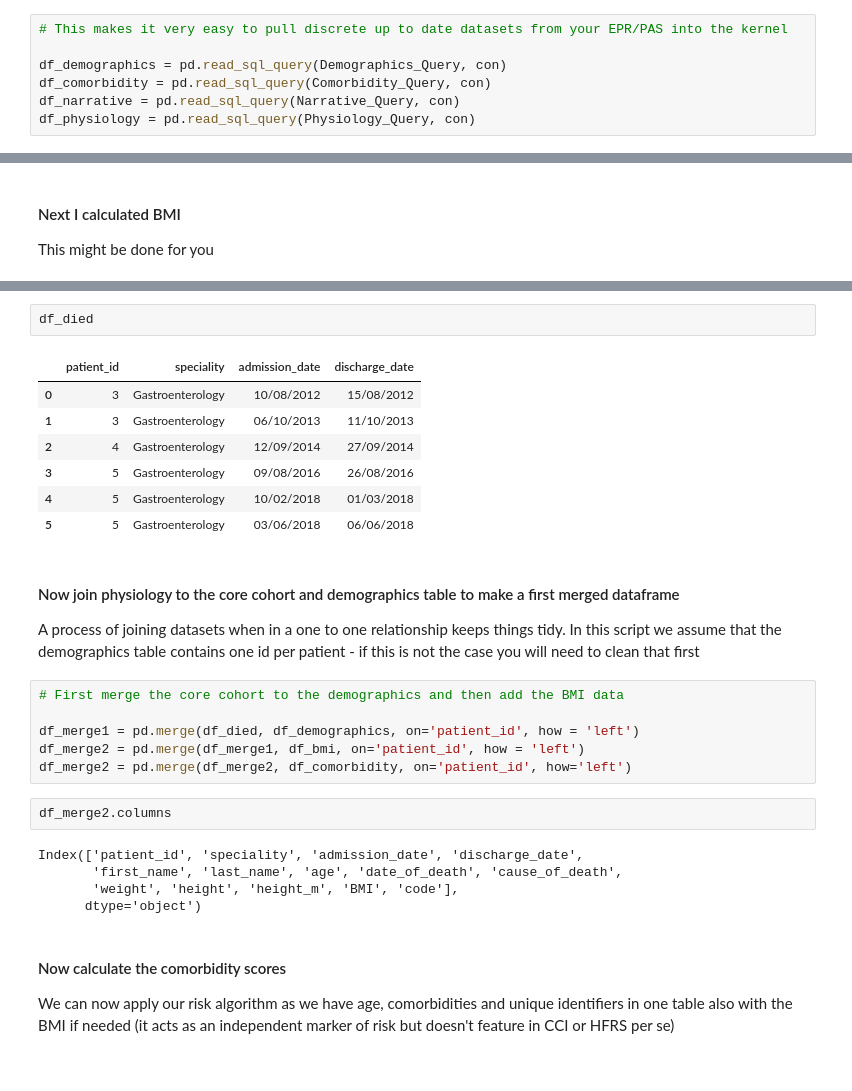
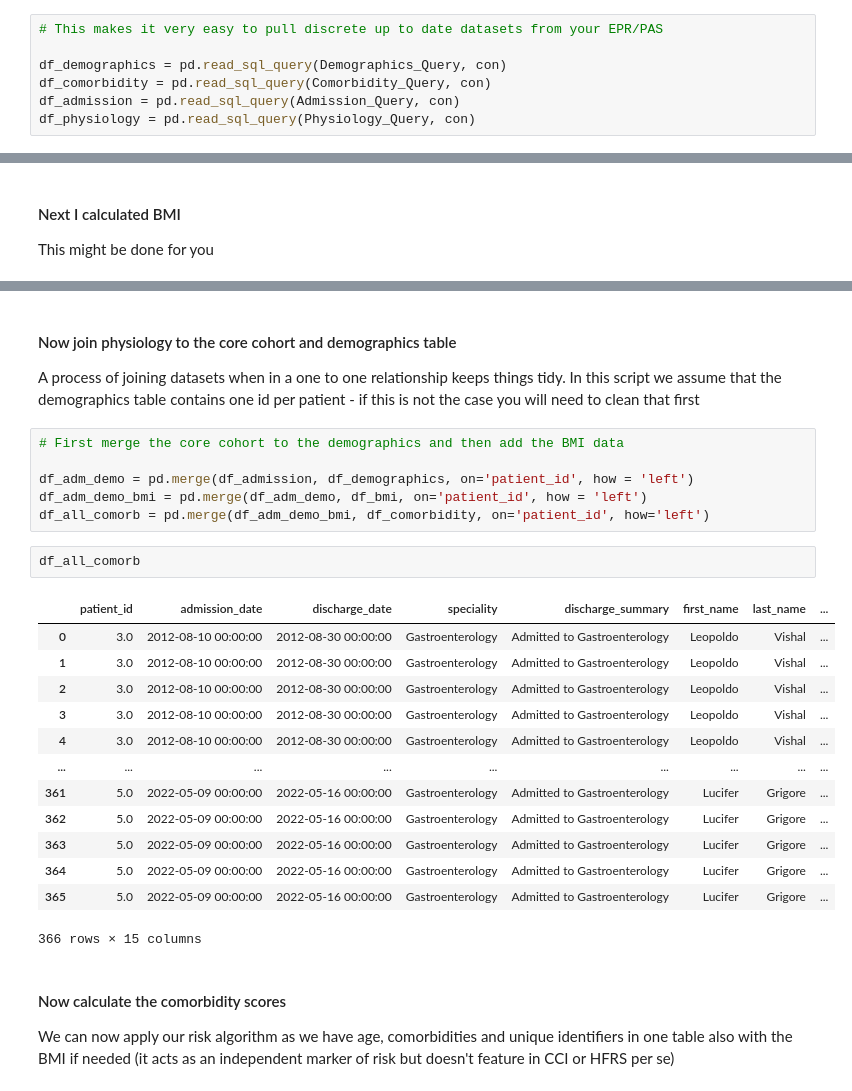
Before and after one commit to MattStammers/Life_Death_Python, a Jupyter notebook: Learning_From_Death/Learning_From_Death.ipynb, the cells around one changed output, grey strips where cells are left out. Drawn from its saved outputs; the diff is of its cells as text.

```diff
--- a/Learning_From_Death/Learning_From_Death.ipynb
+++ b/Learning_From_Death/Learning_From_Death.ipynb
@@ -242,9 +142,9 @@ Physiology_Query = """
 
 Now by connecting the engines to the queries you can pull all relevant data through
 # %%
-# This makes it very easy to pull discrete up to date datasets from your EPR/PAS into the kernel
+# This makes it very easy to pull discrete up to date datasets from your EPR/PAS
 
 df_demographics = pd.read_sql_query(Demographics_Query, con)
 df_comorbidity = pd.read_sql_query(Comorbidity_Query, con)
-df_narrative = pd.read_sql_query(Narrative_Query, con)
+df_admission = pd.read_sql_query(Admission_Query, con)
 df_physiology = pd.read_sql_query(Physiology_Query, con)
@@ -297,30 +187,29 @@ df_bmi
-# %%
-df_died
-# %% [output]
-|  | patient_id | speciality | admission_date | discharge_date |
-| 0 | 3 | Gastroenterology | 10/08/2012 | 15/08/2012 |
-| 1 | 3 | Gastroenterology | 06/10/2013 | 11/10/2013 |
-| 2 | 4 | Gastroenterology | 12/09/2014 | 27/09/2014 |
-| 3 | 5 | Gastroenterology | 09/08/2016 | 26/08/2016 |
-| 4 | 5 | Gastroenterology | 10/02/2018 | 01/03/2018 |
-| 5 | 5 | Gastroenterology | 03/06/2018 | 06/06/2018 |
 # %% [markdown]
-#### Now join physiology to the core cohort and demographics table to make a first merged dataframe
+#### Now join physiology to the core cohort and demographics table
 
 A process of joining datasets when in a one to one relationship keeps things tidy. In this script we assume that the demographics table contains one id per patient - if this is not the case you will need to clean that first
 # %%
 # First merge the core cohort to the demographics and then add the BMI data
 
-df_merge1 = pd.merge(df_died, df_demographics, on='patient_id', how = 'left')
-df_merge2 = pd.merge(df_merge1, df_bmi, on='patient_id', how = 'left')
-df_merge2 = pd.merge(df_merge2, df_comorbidity, on='patient_id', how='left')
+df_adm_demo = pd.merge(df_admission, df_demographics, on='patient_id', how = 'left')
+df_adm_demo_bmi = pd.merge(df_adm_demo, df_bmi, on='patient_id', how = 'left')
+df_all_comorb = pd.merge(df_adm_demo_bmi, df_comorbidity, on='patient_id', how='left')
-# %%
-df_merge2.columns
-# %% [output]
-Index(['patient_id', 'speciality', 'admission_date', 'discharge_date',
-       'first_name', 'last_name', 'age', 'date_of_death', 'cause_of_death',
-       'weight', 'height', 'height_m', 'BMI', 'code'],
-      dtype='object')
+# %%
+df_all_comorb
+# %% [output]
+|  | patient_id | admission_date | discharge_date | speciality | discharge_summary | first_name | last_name | ... |
+| 0 | 3.0 | 2012-08-10 00:00:00 | 2012-08-30 00:00:00 | Gastroenterology | Admitted to Gastroenterology | Leopoldo | Vishal | ... |
+| 1 | 3.0 | 2012-08-10 00:00:00 | 2012-08-30 00:00:00 | Gastroenterology | Admitted to Gastroenterology | Leopoldo | Vishal | ... |
+| 2 | 3.0 | 2012-08-10 00:00:00 | 2012-08-30 00:00:00 | Gastroenterology | Admitted to Gastroenterology | Leopoldo | Vishal | ... |
+| 3 | 3.0 | 2012-08-10 00:00:00 | 2012-08-30 00:00:00 | Gastroenterology | Admitted to Gastroenterology | Leopoldo | Vishal | ... |
+| 4 | 3.0 | 2012-08-10 00:00:00 | 2012-08-30 00:00:00 | Gastroenterology | Admitted to Gastroenterology | Leopoldo | Vishal | ... |
+| ... | ... | ... | ... | ... | ... | ... | ... | ... |
+| 361 | 5.0 | 2022-05-09 00:00:00 | 2022-05-16 00:00:00 | Gastroenterology | Admitted to Gastroenterology | Lucifer | Grigore | ... |
+| 362 | 5.0 | 2022-05-09 00:00:00 | 2022-05-16 00:00:00 | Gastroenterology | Admitted to Gastroenterology | Lucifer | Grigore | ... |
+| 363 | 5.0 | 2022-05-09 00:00:00 | 2022-05-16 00:00:00 | Gastroenterology | Admitted to Gastroenterology | Lucifer | Grigore | ... |
+| 364 | 5.0 | 2022-05-09 00:00:00 | 2022-05-16 00:00:00 | Gastroenterology | Admitted to Gastroenterology | Lucifer | Grigore | ... |
+| 365 | 5.0 | 2022-05-09 00:00:00 | 2022-05-16 00:00:00 | Gastroenterology | Admitted to Gastroenterology | Lucifer | Grigore | ... |
+366 rows × 15 columns
 # %% [markdown]
 #### Now calculate the comorbidity scores
 
```
Also changed, not shown: parts of 36 cells of this notebook, 5 other files.
